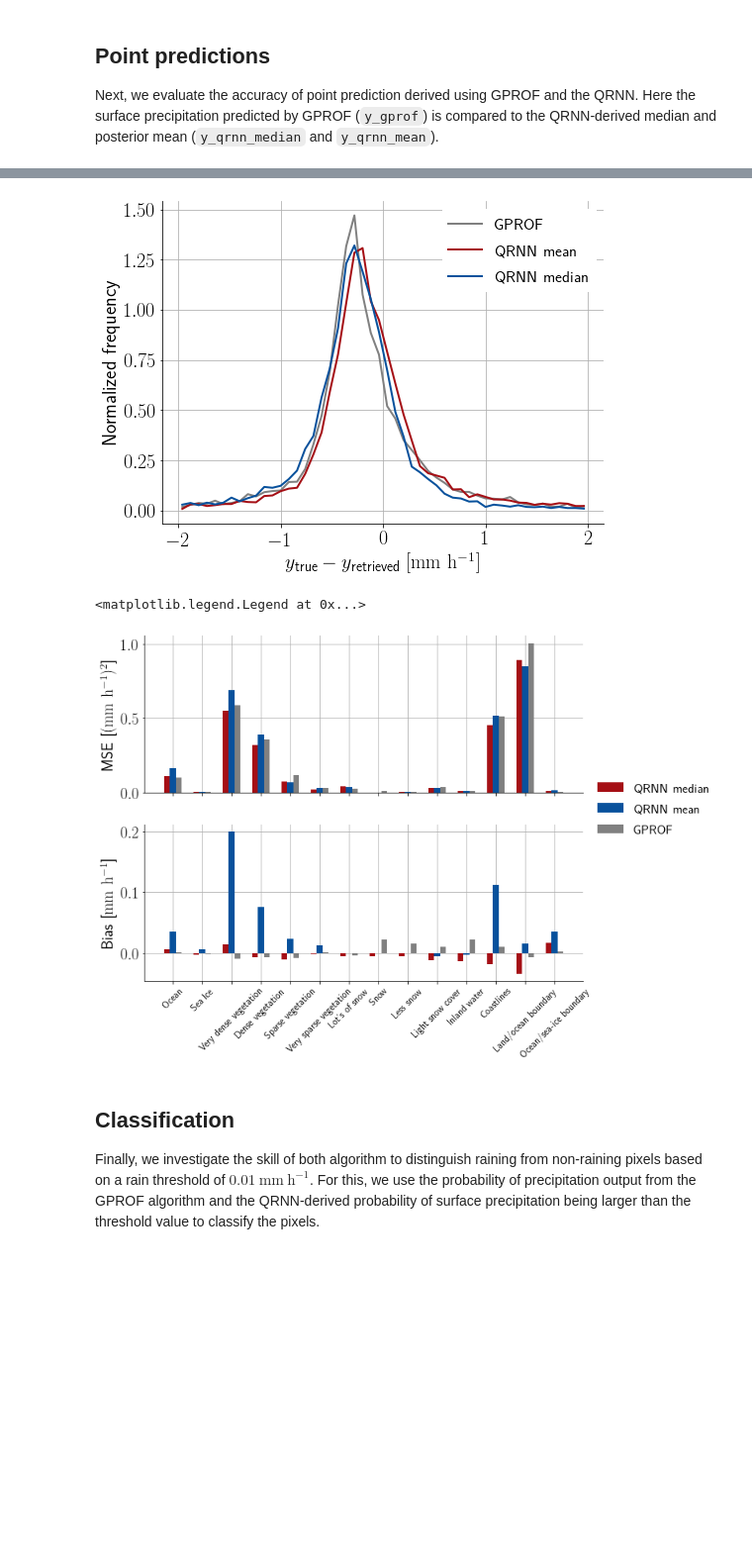
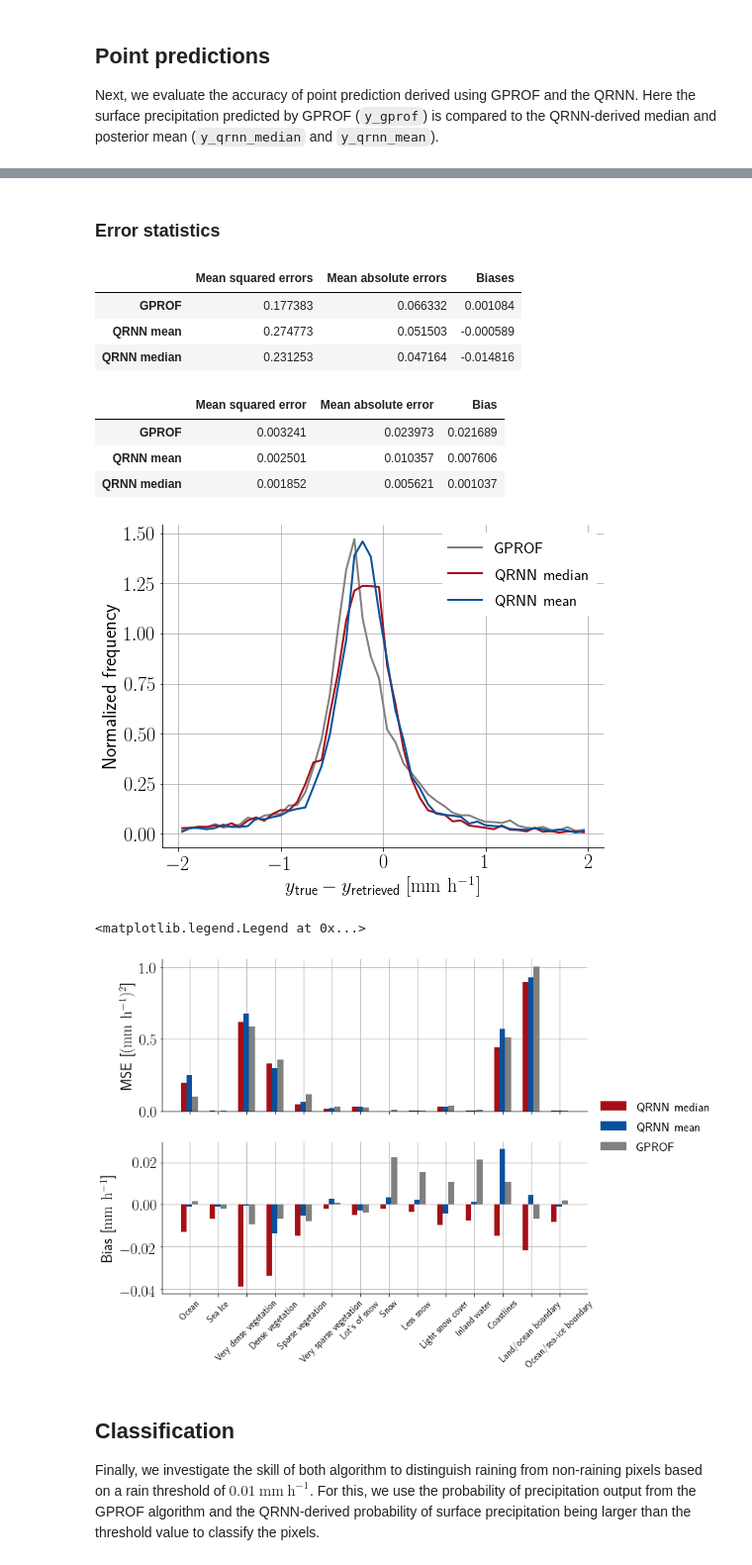
Before and after one commit to SEE-GEO/regn, a Jupyter notebook: notebooks/gmi/evaluation.ipynb, the cells around one changed output, grey strips where cells are left out. Shown at 99% size. Cells and saved outputs as stored; diff of their text form; code cells hidden in the pictures; blank space fills up the shorter version.

```diff
--- a/notebooks/gmi/evaluation.ipynb
+++ b/notebooks/gmi/evaluation.ipynb
@@ -26,7 +26,6 @@ test_data.y = np.exp(test_data.y)
 # %%
 from quantnn import QRNN
 qrnn = QRNN.load(regn_path / "models" / "qrnn_gmi.pt")
-qrnn.model.log = True
 # %% [markdown]
 ## Calibration
 
@@ -65,16 +64,16 @@ y_gprof = test_data.y_gprof
 
 y_pred = qrnn.predict(test_data.x)
 y_qrnn_mean = q.posterior_mean(y_pred, qrnn.quantiles).reshape(-1, 1)
-y_qrnn_median = y_pred[:, [5]]
+y_qrnn_median = y_pred[:, len(qrnn.quantiles) // 2]
 # %%
 dy_gprof = y_gprof - y_true
-dy_qrnn_mean = y_qrnn_mean - y_true
-dy_qrnn_median = y_qrnn_median - y_true
+dy_qrnn_mean = y_qrnn_mean.ravel() - y_true.ravel()
+dy_qrnn_median = y_qrnn_median.ravel() - y_true.ravel()
 # %%
 import pandas as pd
 errors = pd.DataFrame({"y_true": y_true.ravel(),
                        "surface_type": test_data.surface_type.ravel(),
-                       "dy_gprof": dy_gprof.ravel(),
-                       "dy_qrnn_mean": dy_qrnn_mean.ravel(),
-                       "dy_qrnn_median": dy_qrnn_median.ravel()},
+                       "GPROF": dy_gprof.ravel(),
+                       "QRNN mean": dy_qrnn_mean.ravel(),
+                       "QRNN median": dy_qrnn_median.ravel()},
                       index=np.arange(dy_gprof.shape[0]))
@@ -81,6 +82,35 @@ errors = pd.DataFrame({"y_true": y_true.ravel(),
+# %% [markdown]
+### Error statistics
+# %%
+mses = errors.apply(lambda x: (x**2).mean())[["GPROF", "QRNN mean", "QRNN median"]]
+maes = errors.apply(lambda x: x.abs().mean())[["GPROF", "QRNN mean", "QRNN median"]]
+biases = errors.apply(lambda x: x.mean())[["GPROF", "QRNN mean", "QRNN median"]]
+
+pd.DataFrame({"Mean squared errors": mses,
+              "Mean absolute errors": maes,
+              "Biases": biases})
+# %% [output]
+|  | Mean squared errors | Mean absolute errors | Biases |
+| GPROF | 0.177383 | 0.066332 | 0.001084 |
+| QRNN mean | 0.274773 | 0.051503 | -0.000589 |
+| QRNN median | 0.231253 | 0.047164 | -0.014816 |
+# %%
+errors_rain = errors[errors["y_true"] < 0.1]
+mses = errors_rain.apply(lambda x: (x**2).mean())[["GPROF", "QRNN mean", "QRNN median"]]
+maes = errors_rain.apply(lambda x: x.abs().mean())[["GPROF", "QRNN mean", "QRNN median"]]
+biases = errors_rain.apply(lambda x: x.mean())[["GPROF", "QRNN mean", "QRNN median"]]
+
+pd.DataFrame({"Mean squared error": mses,
+              "Mean absolute error": maes,
+              "Bias": biases})
+# %% [output]
+|  | Mean squared error | Mean absolute error | Bias |
+| GPROF | 0.003241 | 0.023973 | 0.021689 |
+| QRNN mean | 0.002501 | 0.010357 | 0.007606 |
+| QRNN median | 0.001852 | 0.005621 | 0.001037 |
 # %%
 bins = np.linspace(-2, 2, 51)
-inds = y_true > 0.3
+inds = y_true.ravel() > 0.3
 y_gprof, _ = np.histogram(dy_gprof[inds], bins=bins, density=True)
 y_qrnn_mean, _ = np.histogram(dy_qrnn_mean[inds], bins=bins, density=True)
 y_qrnn_median, _ = np.histogram(dy_qrnn_median[inds], bins=bins, density=True)
@@ -88,13 +118,13 @@ x = 0.5 * (bins[1:] + bins[:-1])
 
 f, ax = plt.subplots(1, 1, figsize=(8, 6))
 ax.plot(x, y_gprof, c="grey", label="GPROF")
+ax.plot(x, y_qrnn_median, label="QRNN median")
 ax.plot(x, y_qrnn_mean, label="QRNN mean")
-ax.plot(x, y_qrnn_median, label="QRNN median")
 l = ax.set_xlabel(r"$y_\text{true} - y_\text{retrieved}$ $[\unit{mm\ h^{-1}}]$ ")
 l = ax.set_ylabel("Normalized frequency")
 l = ax.legend()
 # %% [output]
-[figure, old version]
+[figure, new version]
 # %%
 mses = errors.groupby("surface_type").apply(lambda x: (x ** 2).mean())
 biases = errors.groupby("surface_type").apply(lambda x: x.mean())
@@ -124,40 +154,40 @@ surface_types = ["Ocean",
 #
 # MSE
 #
 
 ax = plt.subplot(gs[0, 0])
-ax.bar(x, mses["dy_qrnn_median"], width=w, zorder=10)
-ax.bar(x + 1.0 * w, mses["dy_qrnn_mean"], width=w, zorder=10)
-ax.bar(x + 2.0 * w, mses["dy_gprof"], width=w, color="grey", zorder=10)
+ax.bar(x + 0.0 * w, mses["QRNN median"], width=w, zorder=10)
+ax.bar(x + 1.0 * w, mses["QRNN mean"], width=w, zorder=10)
+ax.bar(x + 2.0 * w, mses["GPROF"], width=w, color="grey", zorder=10)
 ax.set_ylabel(r"MSE [$(\unit{mm\ h^{-1}})^2$]")
 ax.set_xticks(x + 1 * w)
 ax.set_xticklabels([])
 
 #
 # Bias
 #
 
 
 ax = plt.subplot(gs[1, 0])
-r_median = ax.bar(x, biases["dy_qrnn_median"], width=w, zorder=10)
-r_mean = ax.bar(x + 1.0 * w, biases["dy_qrnn_mean"], width=w, zorder=10)
-r_gprof = ax.bar(x + 2.0 * w, biases["dy_gprof"], width=w, color="grey", zorder=10)
+r_median = ax.bar(x + 0.0 * w, biases["QRNN median"], width=w, zorder=10)
+r_mean = ax.bar(x + 1.0 * w, biases["QRNN mean"], width=w, zorder=10)
+r_gprof = ax.bar(x + 2.0 * w, biases["GPROF"], width=w, color="grey", zorder=10)
 ax.set_ylabel(r"Bias [$\unit{mm\ h^{-1}}$]")
 ax.set_xticks(x + 1 * w)
 ax.set_xticklabels(surface_types, rotation=45, fontsize=12)
 
 #
 # Legend
 #
 
 handles = [r_median, r_mean, r_gprof]
 labels = ["QRNN median", "QRNN mean", "GPROF"]
 ax = plt.subplot(gs[:, 1])
 ax.set_axis_off()
 ax.legend(loc="center", handles=handles, labels=labels)
 # %% [output]
 <matplotlib.legend.Legend at 0x...>
-[figure, old version]
+[figure, new version]
 # %% [markdown]
 ##  Classification
 
```
Also changed, not shown: parts of 5 cells of this notebook, 3 other files.
